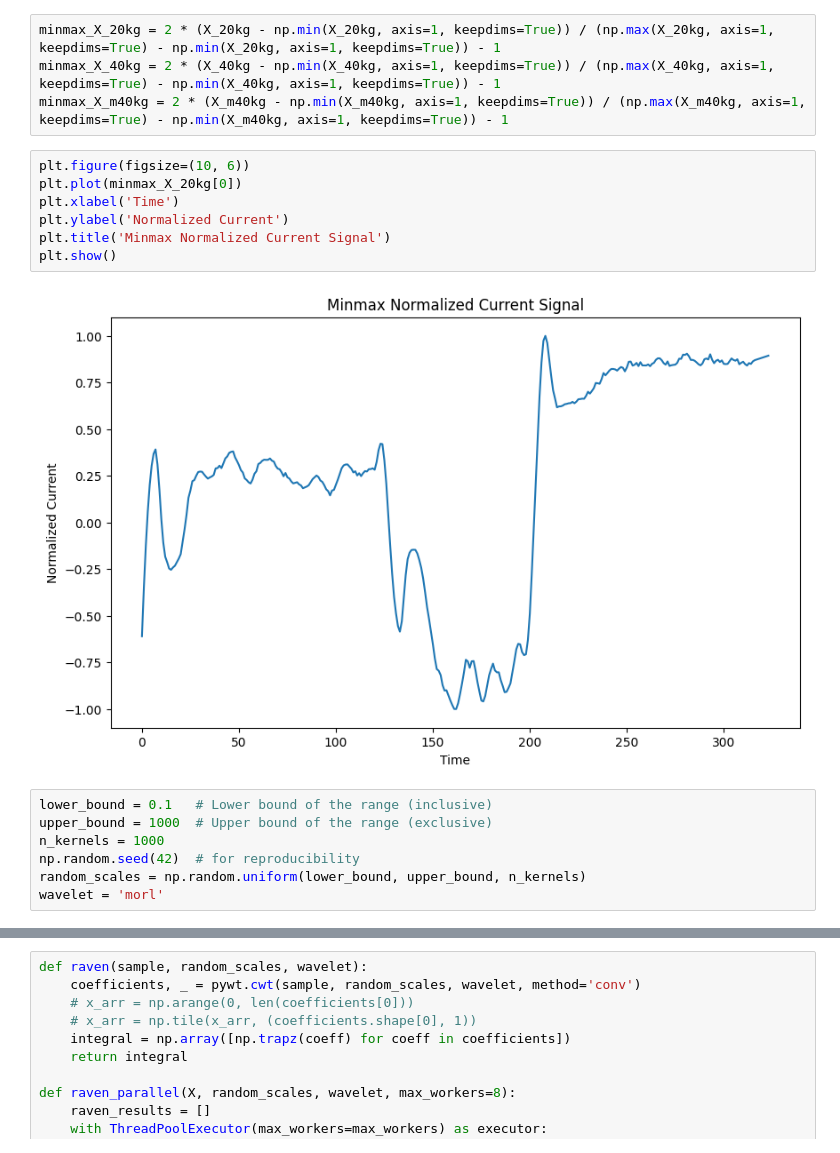
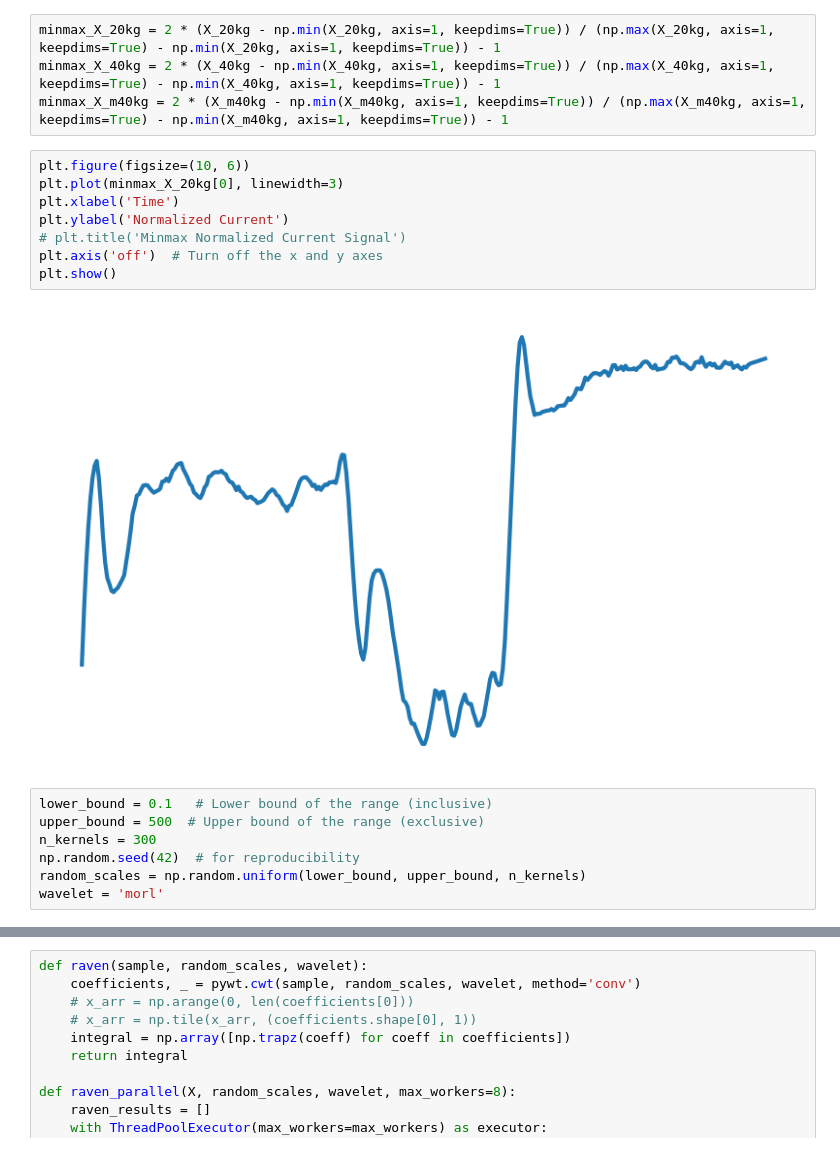
Before and after one commit to BlueAsuka/RAVEN, a Jupyter notebook: notebooks/raven_demo.ipynb, the cells around one changed output, grey strips where cells are left out. Saved outputs shown, nothing was run; the diff lists cells and outputs as text.

```diff
--- a/notebooks/raven_demo.ipynb
+++ b/notebooks/raven_demo.ipynb
@@ -72,17 +73,18 @@ minmax_X_40kg = 2 * (X_40kg - np.min(X_40kg, axis=1, keepdims=True)) / (np.max(X
 minmax_X_m40kg = 2 * (X_m40kg - np.min(X_m40kg, axis=1, keepdims=True)) / (np.max(X_m40kg, axis=1, keepdims=True) - np.min(X_m40kg, axis=1, keepdims=True)) - 1
 # %%
 plt.figure(figsize=(10, 6))
-plt.plot(minmax_X_20kg[0])
+plt.plot(minmax_X_20kg[0], linewidth=3)
 plt.xlabel('Time')
 plt.ylabel('Normalized Current')
-plt.title('Minmax Normalized Current Signal')
+# plt.title('Minmax Normalized Current Signal')
+plt.axis('off')  # Turn off the x and y axes
 plt.show()
 # %% [output]
-[figure, old version]
+[figure, new version]
 # %%
 lower_bound = 0.1   # Lower bound of the range (inclusive)
-upper_bound = 1000  # Upper bound of the range (exclusive)
-n_kernels = 1000
+upper_bound = 500  # Upper bound of the range (exclusive)
+n_kernels = 300
 np.random.seed(42)  # for reproducibility
 random_scales = np.random.uniform(lower_bound, upper_bound, n_kernels)
 wavelet = 'morl'
```
Also changed, not shown: parts of 16 cells of this notebook.
